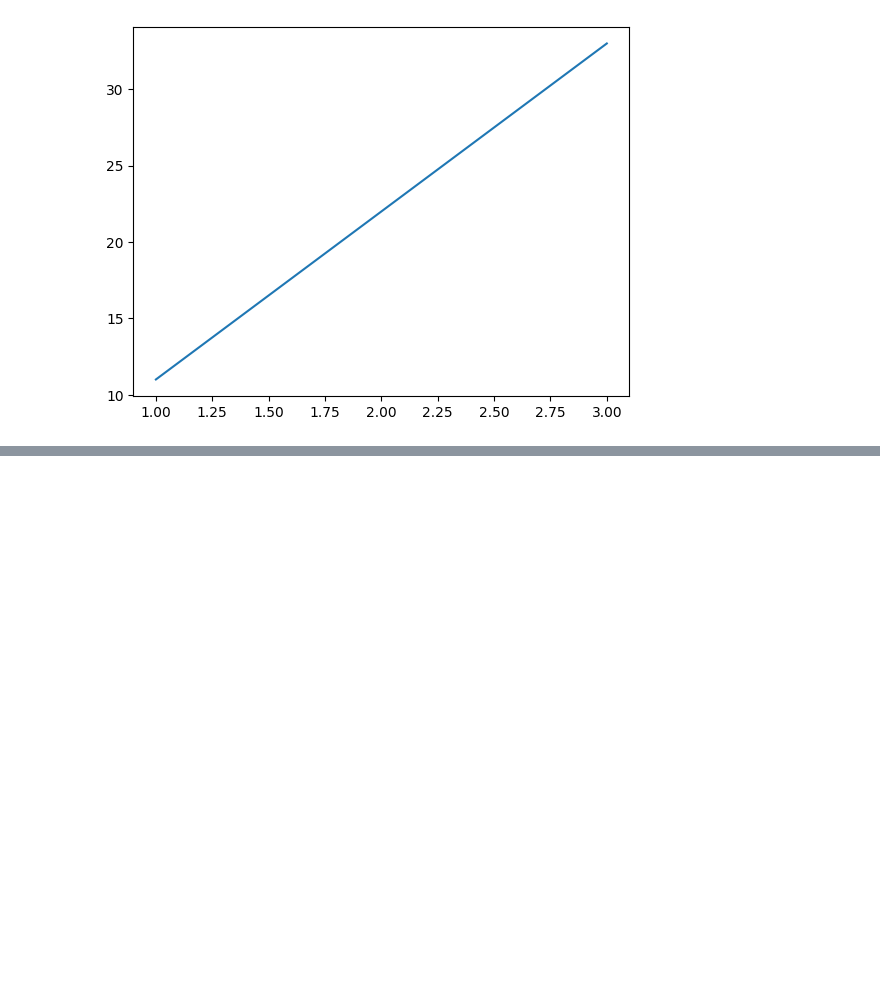
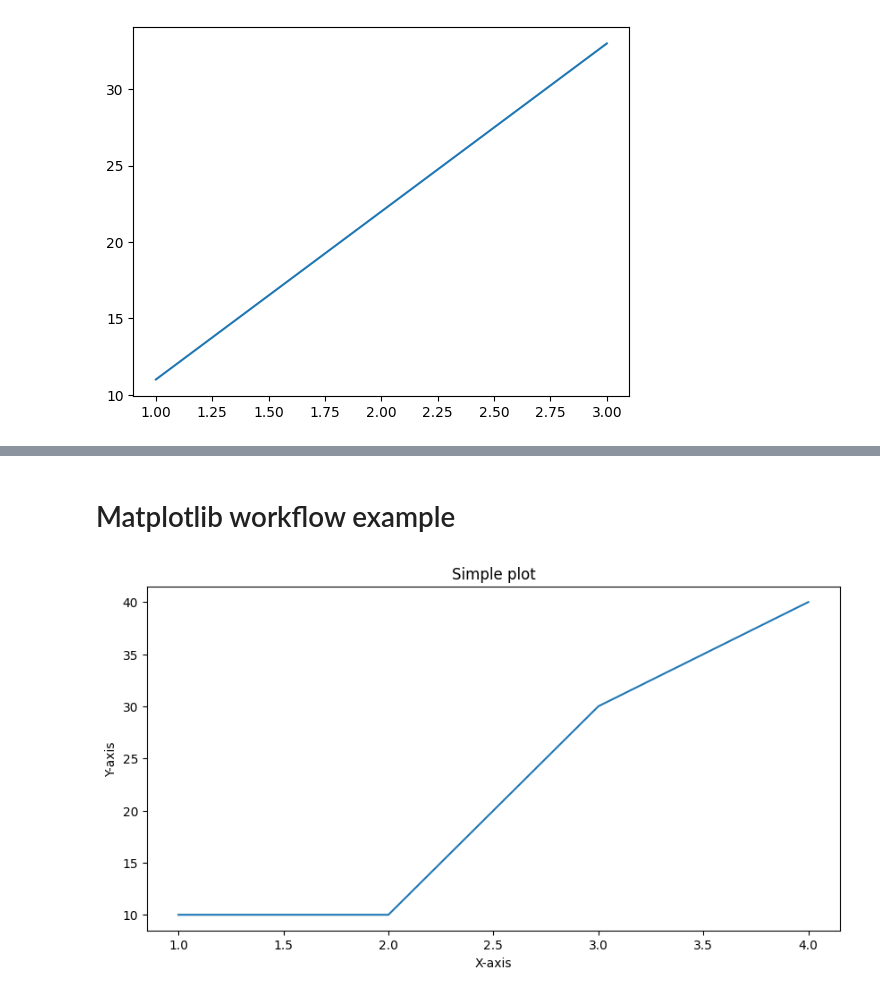
Before and after one commit to KhatiwadaPrajwal056/Data-Science-Libraries-, a Jupyter notebook: Matplotlib/matplotlib.ipynb, the cells around one changed output, grey strips where cells are left out. Cells and saved outputs as stored; diff of their text form; code cells hidden in the pictures; blank space fills up the shorter version.

```diff
--- a/Matplotlib/matplotlib.ipynb
+++ b/Matplotlib/matplotlib.ipynb
@@ -50,0 +46,18 @@ Everytime we call fig its gonna reset the figure
+# %% [markdown]
+# Matplotlib workflow example
+# %%
+# 1. prepare the data
+x=[1,2,3,4]
+y=[10,10,30,40]
+
+# 2. setup plot
+fig,ax = plt.subplots(figsize=(10,5))  #width,height
+
+# 3. plot data
+ax.plot(x,y)
+ax.set(title="Simple plot",
+      xlabel="X-axis",
+      ylabel="Y-axis")
+plt.show()
+# %% [output]
+[figure, added]
```
Also changed, not shown: parts of 18 cells of this notebook.
